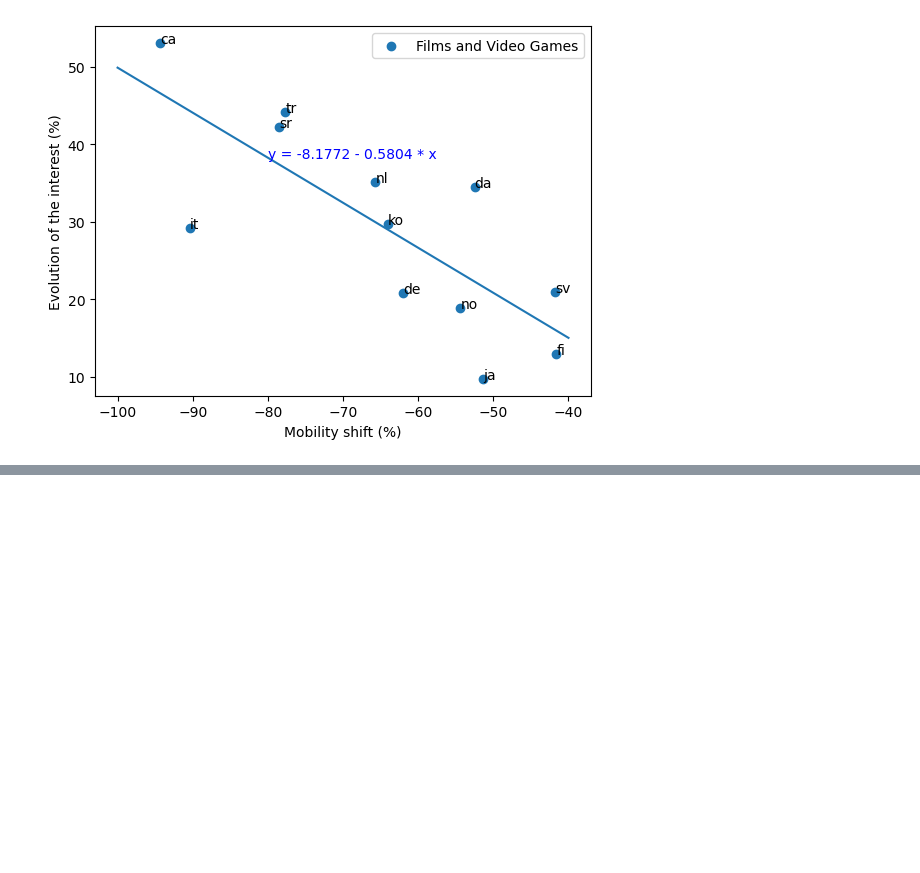
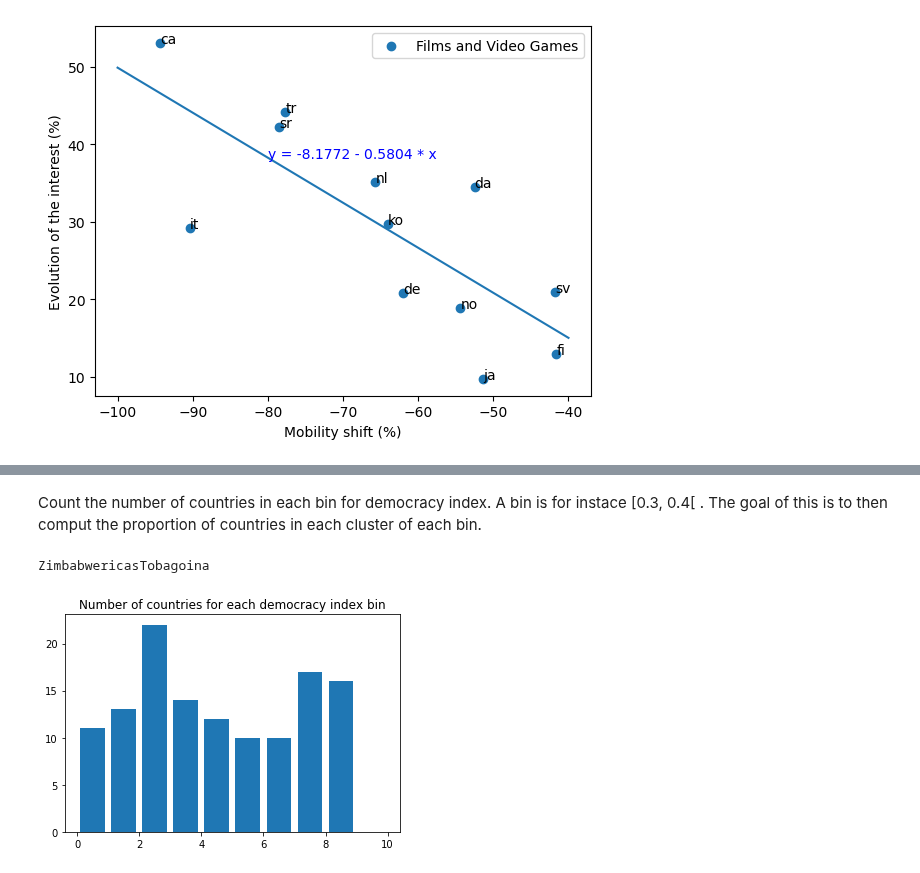
Before and after one commit to epfl-ada/ada-2022-project-datamineurs, a Jupyter notebook: ADA_coronawiki_project.ipynb, the cells around one changed output, grey strips where cells are left out. Drawn from its saved outputs; the diff is of its cells as text; code cells hidden in the pictures; blank space fills up the shorter version.

```diff
--- a/ADA_coronawiki_project.ipynb
+++ b/ADA_coronawiki_project.ipynb
@@ -930,0 +1109,31 @@ Notes:
+# %% [markdown]
+Count the number of countries in each bin for democracy index. A bin is for instace [0.3, 0.4[ . The goal of this is to then comput the proportion of countries in each cluster of each bin.
+# %%
+import math
+
+#Create a list with the democracy indexes of all the countries
+all_dem_indexes = []
+
+#Create a list with all the democracy indexes
+for country in countries :
+    dem_index = df_google_mob_dem_index['dem_index'][df_google_mob_dem_index['country_region']==country].iloc[0]
+    all_dem_indexes.append(dem_index)
+
+#Count the number of countries in each bin using the previously created list
+countries_dem_index_bins = np.zeros(10)
+
+for i in range (len(all_dem_indexes)) :
+    dem_index = all_dem_indexes[i]
+    bin = math.floor(dem_index*10)
+    countries_dem_index_bins[bin] += 1
+
+
+#Plot the results
+plt.bar([.5+i for i in range(10)], countries_dem_index_bins)
+plt.title('Number of countries for each democracy index bin')
+plt.xlabel('Democracy index x10')
+plt.ylabel('Number of countries')
+plt.show()
+# %% [output]
+ZimbabwericasTobagoina
+[figure, added]
```
Also changed, not shown: parts of 37 cells of this notebook.
